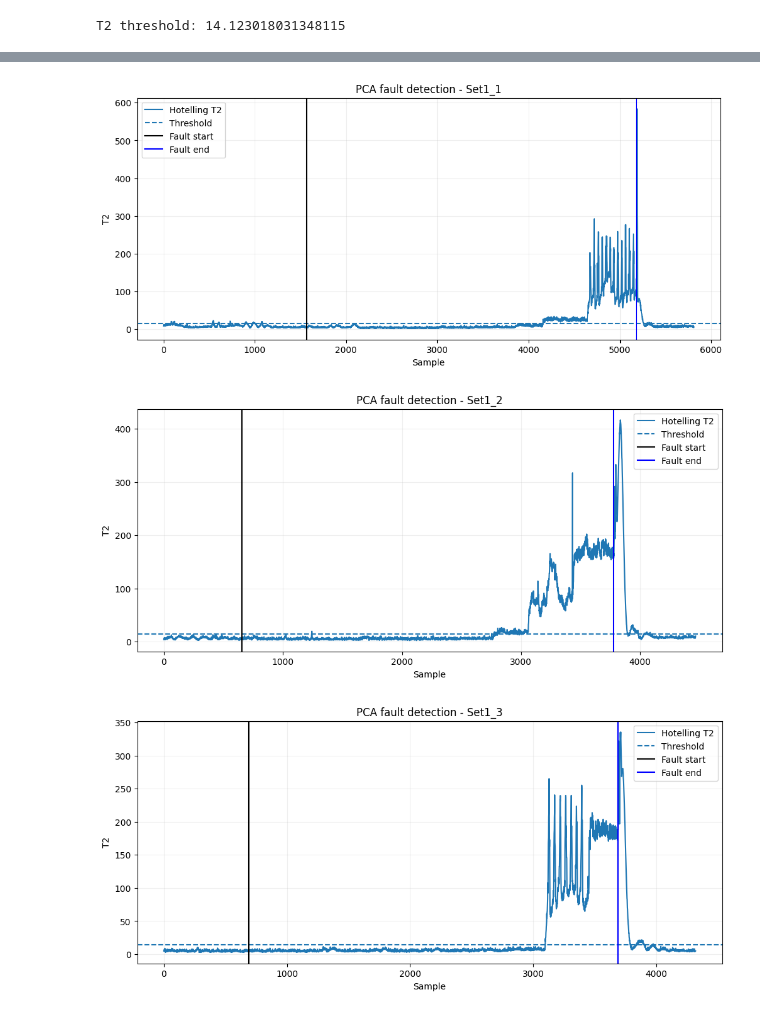
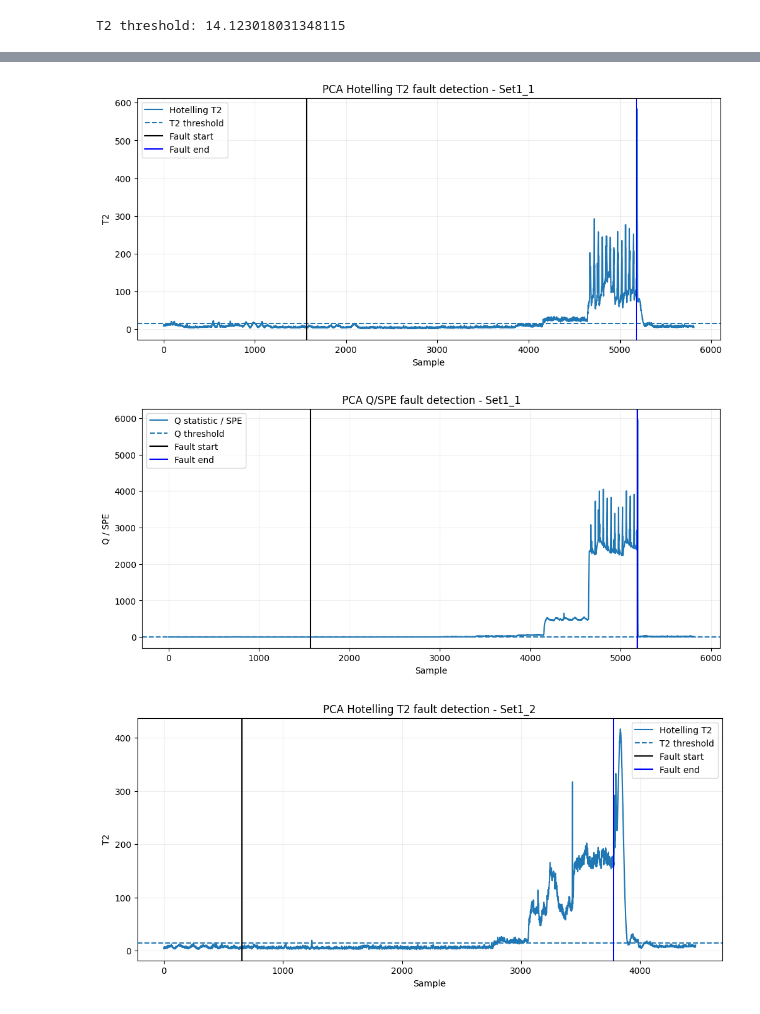
Before and after one commit to PeterAndersen-sdu/Fault-detection-project, a Jupyter notebook: fdd/PCA_Hotelling_T2.ipynb, the cells around one changed output, grey strips where cells are left out. Cells and saved outputs as stored; diff of their text form; code cells hidden in the pictures.

```diff
--- a/fdd/PCA_Hotelling_T2.ipynb
+++ b/fdd/PCA_Hotelling_T2.ipynb
@@ -356,33 +404,49 @@ Grafen viser:
 - Fault-end
 
 Det er hovedgrafen for PCA-metoden
-# %%
-pca_results = {}
-
-for name, dataset in datasets.items():
-    fault_start = fault_info[name]["start"]
-    fault_end = fault_info[name]["end"]
-
-    T2, alarm, scores = pca_detect(dataset)
-
-    pca_results[name] = {
-        "T2": T2,
-        "alarm": alarm,
-        "scores": scores,
-    }
-
-    plt.figure(figsize=(12, 5))
-    plt.plot(T2, label="Hotelling T2")
-    plt.axhline(T2_limit, linestyle="--", label="Threshold")
-    plt.axvline(fault_start, color="black", linestyle="-", label="Fault start")
-    plt.axvline(fault_end, color="blue", linestyle="-", label="Fault end")
-    plt.title(f"PCA fault detection - {name}")
-    plt.xlabel("Sample")
-    plt.ylabel("T2")
-    plt.grid(True, alpha=0.2)
-    plt.legend()
-    plt.show()
-# %% [output]
-[figure, removed]
-[figure, removed]
-[figure, removed]
+# %%
+pca_results = {}
+
+for name, dataset in datasets.items():
+    fault_start = fault_info[name]["start"]
+    fault_end = fault_info[name]["end"]
+
+    T2, Q, alarm_T2, alarm_Q, alarm_combined, scores, residuals = pca_detect(dataset)
+
+    pca_results[name] = {
+        "T2": T2,
+        "Q": Q,
+        "alarm_T2": alarm_T2,
+        "alarm_Q": alarm_Q,
+        "alarm_combined": alarm_combined,
+        "scores": scores,
+        "residuals": residuals,
+    }
+
+    plt.figure(figsize=(12, 5))
+    plt.plot(T2, label="Hotelling T2")
+    plt.axhline(T2_limit, linestyle="--", label="T2 threshold")
+    plt.axvline(fault_start, color="black", linestyle="-", label="Fault start")
+    plt.axvline(fault_end, color="blue", linestyle="-", label="Fault end")
+    plt.title(f"PCA Hotelling T2 fault detection - {name}")
+    plt.xlabel("Sample")
+    plt.ylabel("T2")
+    plt.grid(True, alpha=0.2)
+    plt.legend()
+    plt.show()
+
+    plt.figure(figsize=(12, 5))
+    plt.plot(Q, label="Q statistic / SPE")
+    plt.axhline(Q_limit, linestyle="--", label="Q threshold")
+    plt.axvline(fault_start, color="black", linestyle="-", label="Fault start")
+    plt.axvline(fault_end, color="blue", linestyle="-", label="Fault end")
+    plt.title(f"PCA Q/SPE fault detection - {name}")
+    plt.xlabel("Sample")
+    plt.ylabel("Q / SPE")
+    plt.grid(True, alpha=0.2)
+    plt.legend()
+    plt.show()
+# %% [output]
+[figure, added]
+[figure, added]
+[figure, added]
```
Also changed, not shown: parts of 10 cells of this notebook, 2 other files.
